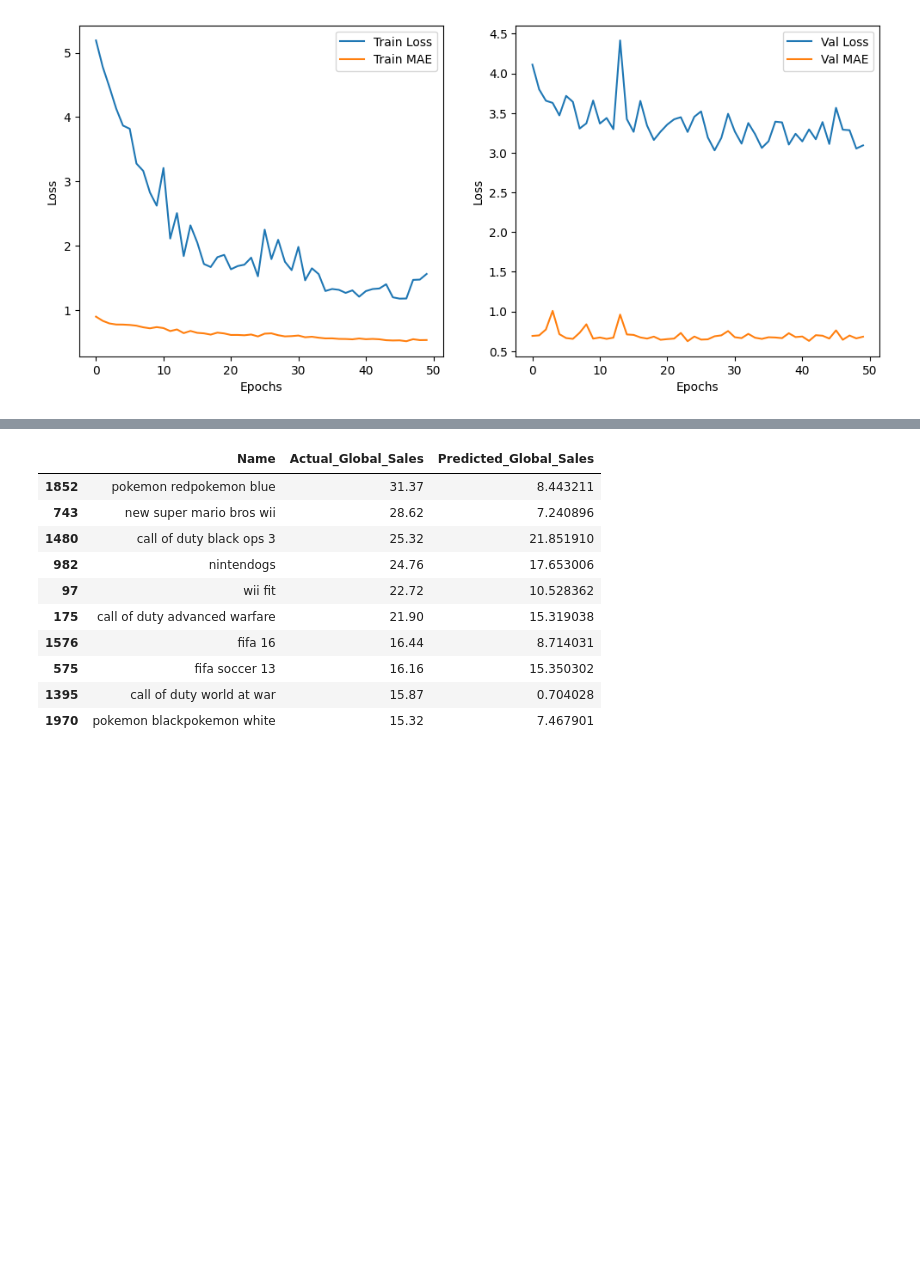
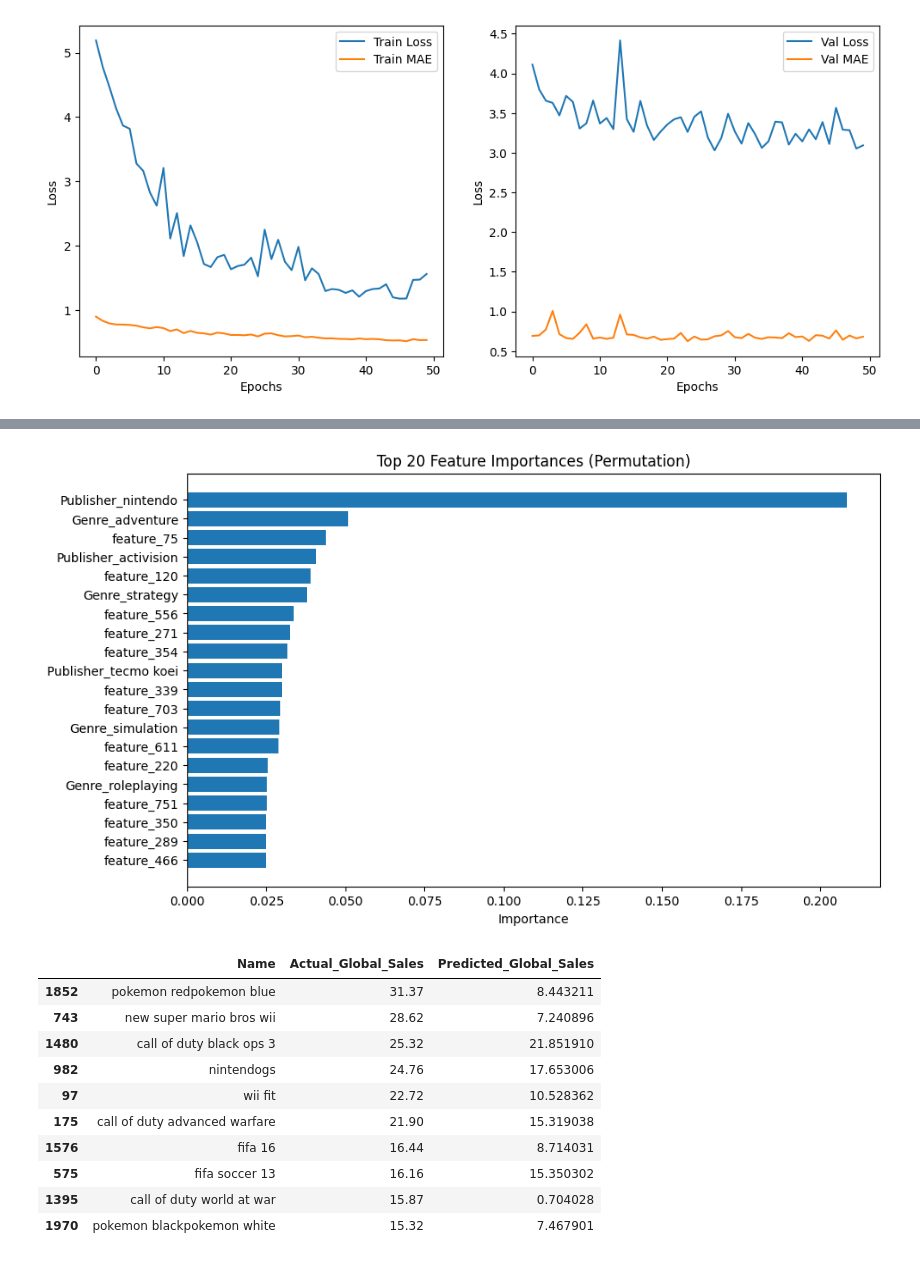
Before and after one commit to maxaclark/forecasting-video-game-sales, a Jupyter notebook: notebooks/ML_pipeline.ipynb, the cells around one changed output, grey strips where cells are left out. Drawn from its saved outputs; the diff is of its cells as text; code cells hidden in the pictures; blank space fills up the shorter version.

Commit message:
Neural Network Feature Importance using Permutation Importance

```diff
--- a/notebooks/ML_pipeline.ipynb
+++ b/notebooks/ML_pipeline.ipynb
@@ -601,3 +601,12 @@ results_df
 | 2266 | gaia saver hero saidai no sakusen | 0.03 | 0.272654 |
 | 2267 | princess in love | 0.08 | 0.222715 |
 2268 rows × 3 columns
+# %%
+from sklearn.inspection import permutation_importance
+
+results = permutation_importance(nn_model, X_test, y_test, scoring='neg_mean_squared_error', n_repeats=5, random_state=42)
+sorted_idx = results.importances_mean.argsort()
+
+print("Feature Importance (Permutation):")
+for i in sorted_idx[::-1]:
+    print(f"Feature {feature_names[i]}: {results.importances_mean[i]:.4f} +/- {results.importances_std[i]:.4f}")
@@ -604,3 +631,23 @@ results_df
+# %%
+t20_features = []
+t20_importance = []
+
+for i in sorted_idx[-1:-21:-1]:
+    t20_features.append(feature_names[i])
+    t20_importance.append(results.importances_mean[i])
+
+t20_features.reverse()
+t20_importance.reverse()
+# %%
+import matplotlib.pyplot as plt
+
+plt.figure(figsize=(10, 6))
+plt.barh(t20_features, t20_importance)
+plt.xlabel('Importance')
+plt.title('Top 20 Feature Importances (Permutation)')
+plt.savefig('../visualizations/nn_feature_importance.png')
+# %% [output]
+[figure, added]
 # %%
 # Displaying top 10 highest global sales out of the test set
 top_10 = results_df.sort_values(by="Actual_Global_Sales", ascending=False).head(10)
```
Also changed, not shown: parts of 2 cells of this notebook, 1 other file.
